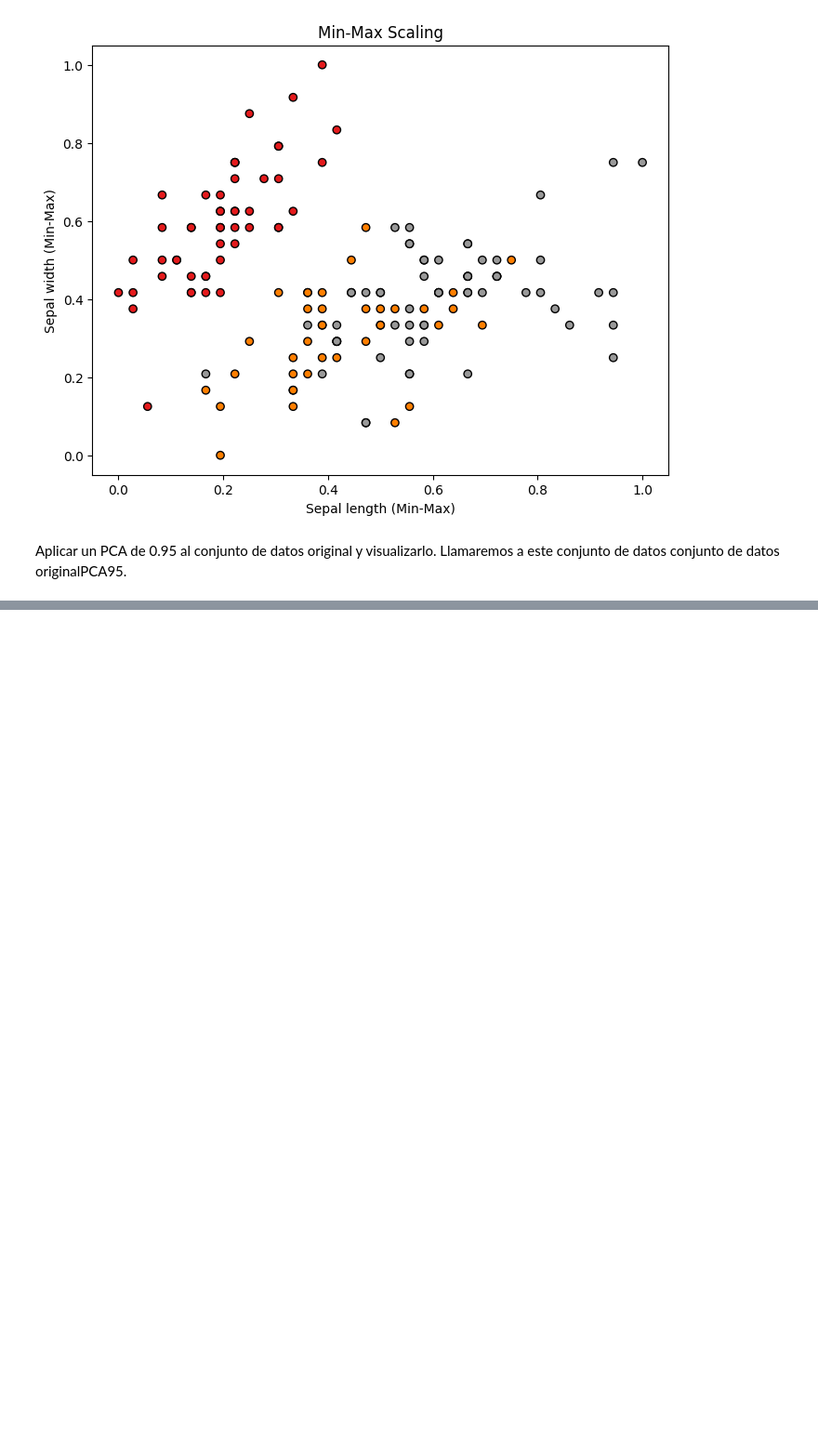
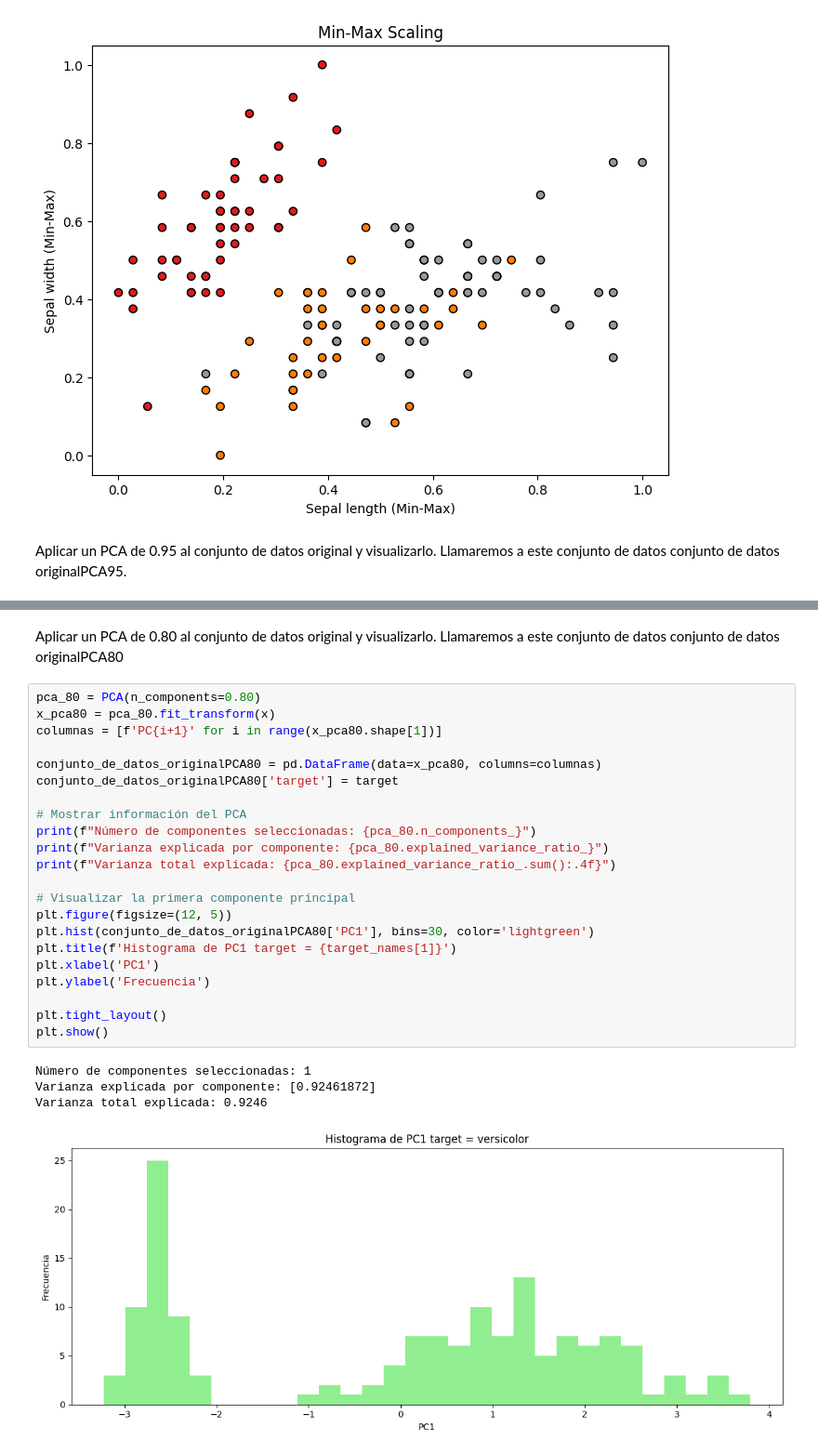
Before and after one commit to Javierub32/3-Carrera-Software, a Jupyter notebook: Aprendizaje Automatico/Practicas/PR02/mainJavi.ipynb, the cells around one changed output, grey strips where cells are left out. Shown at 93% size. Drawn from its saved outputs; the diff is of its cells as text; blank space fills up the shorter version.

Commit message:
Sistemas de Datos: Inicio Numpy

```diff
--- a/Aprendizaje Automatico/Practicas/PR02/mainJavi.ipynb
+++ b/Aprendizaje Automatico/Practicas/PR02/mainJavi.ipynb
@@ -96,3 +96,33 @@ Número de componentes seleccionadas: 2
 Varianza explicada por componente: [0.92461872 0.05306648]
 Varianza total explicada: 0.9777
 [figure]
+# %% [markdown]
+Aplicar un PCA de 0.80 al conjunto de datos original y visualizarlo. Llamaremos a
+este conjunto de datos conjunto de datos originalPCA80
+# %%
+pca_80 = PCA(n_components=0.80)
+x_pca80 = pca_80.fit_transform(x)
+columnas = [f'PC{i+1}' for i in range(x_pca80.shape[1])]
+
+conjunto_de_datos_originalPCA80 = pd.DataFrame(data=x_pca80, columns=columnas)
+conjunto_de_datos_originalPCA80['target'] = target
+
+# Mostrar información del PCA
+print(f"Número de componentes seleccionadas: {pca_80.n_components_}")
+print(f"Varianza explicada por componente: {pca_80.explained_variance_ratio_}")
+print(f"Varianza total explicada: {pca_80.explained_variance_ratio_.sum():.4f}")
+
+# Visualizar la primera componente principal
+plt.figure(figsize=(12, 5))
+plt.hist(conjunto_de_datos_originalPCA80['PC1'], bins=30, color='lightgreen')
+plt.title(f'Histograma de PC1 target = {target_names[1]}')
+plt.xlabel('PC1')
+plt.ylabel('Frecuencia')
+
+plt.tight_layout()
+plt.show()
+# %% [output]
+Número de componentes seleccionadas: 1
+Varianza explicada por componente: [0.92461872]
+Varianza total explicada: 0.9246
+[figure, added]
```
Also changed, not shown: parts of 9 cells of this notebook, 4 other files.
